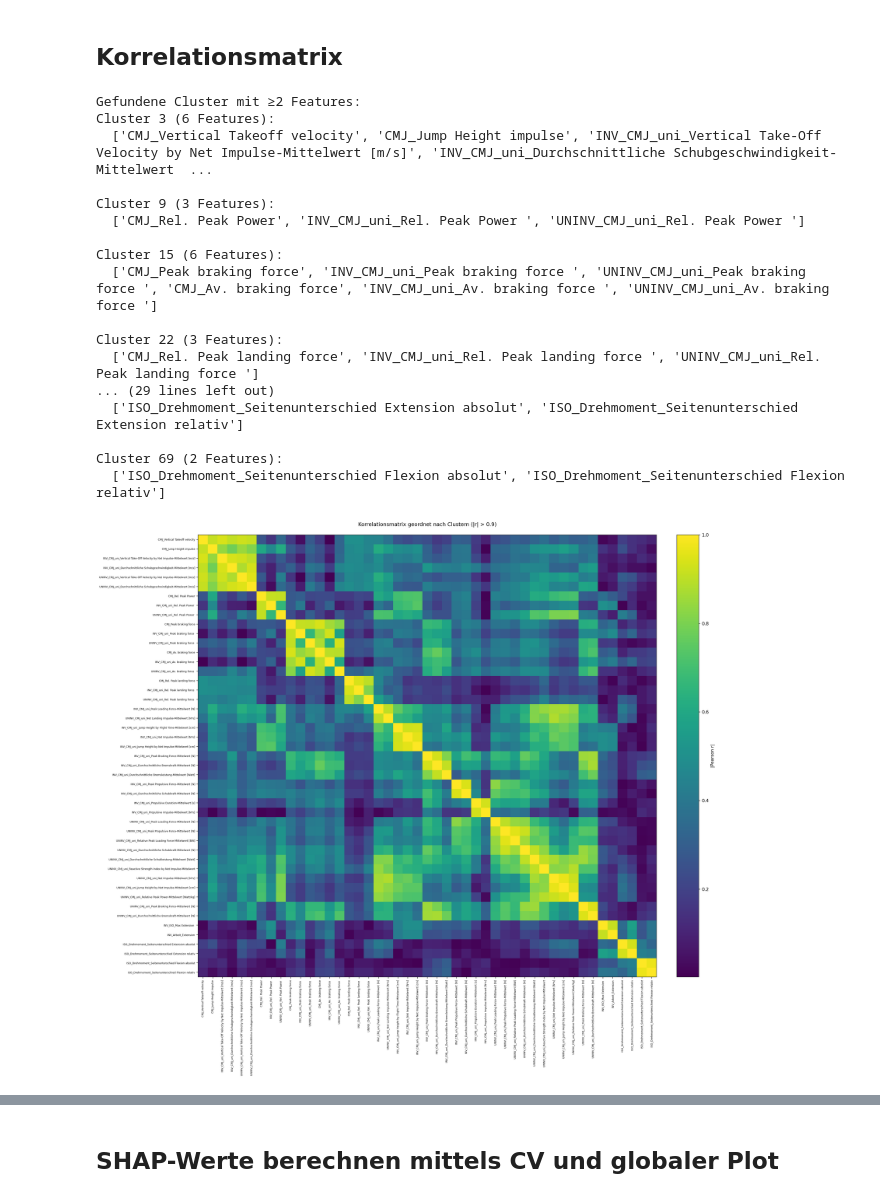
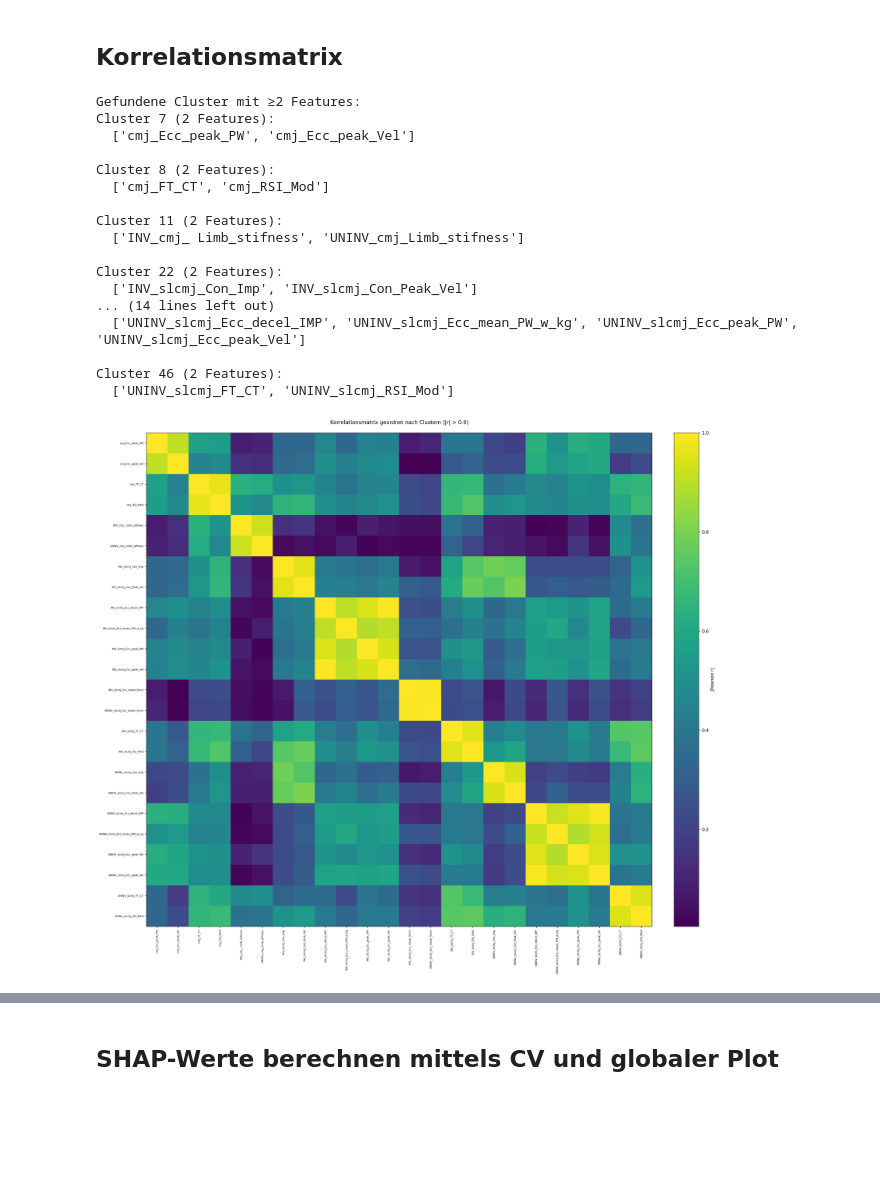
Before and after one commit to michi1308/neuronales_netz_motum, a Jupyter notebook: code/feature_selektion_log_reg_maestroni.ipynb, the cells around one changed output, grey strips where cells are left out. Saved outputs shown, nothing was run; the diff lists cells and outputs as text; code cells hidden in the pictures; blank space fills up the shorter version.

```diff
--- a/code/feature_selektion_log_reg_maestroni.ipynb
+++ b/code/feature_selektion_log_reg_maestroni.ipynb
@@ -9,7 +250,7 @@ from IPython.display import HTML, display
 
 # ─── 1) Pfad zur Datei ────────────────────────────────────────────────────────────
 # Passe den Pfad an, falls nötig:
-data_path = r"K:\Team\Böhmer_Michael\PAPER\Neuer_Ansatz\Alle_Features_Tabellen\Basistabelle_ML_vkb_male.xlsx"
+data_path = r"K:\Team\Böhmer_Michael\PAPER\Neuer_Ansatz\Feature_Selektion_Maestroni_Daten\Basistabelle_ML_Maestroni_final.xlsx"
 
 # ─── 2) Daten einlesen ────────────────────────────────────────────────────────────
 df = pd.read_excel(data_path)
@@ -56,43 +297,43 @@ for idx, feat_list in clusters.items():
     print(f"  {feat_list}\n")
 
 # ─── 8) Heatmap plotten (groß und hochauflösend) ──────────────────────────────────
 order = [f for cl in clusters.values() for f in cl]
 ordered_corr = corr.loc[order, order]
 
 fig, ax = plt.subplots(figsize=(20, 18), dpi=150)
 im = ax.imshow(ordered_corr.values, aspect='auto')
 ax.set_xticks(range(len(order)))
 ax.set_yticks(range(len(order)))
 ax.set_xticklabels(order, rotation=90, fontsize=6)
 ax.set_yticklabels(order, fontsize=6)
 plt.title("Korrelationsmatrix geordnet nach Clustern (|r| > 0.9)", pad=20)
 plt.colorbar(im, ax=ax, fraction=0.046, pad=0.04, label="|Pearson r|")
 plt.tight_layout()
 plt.show()
 
 # ─── 9) Scrollbare HTML-Tabelle ───────────────────────────────────────────────────
 html = (
     '<div style="height:700px; overflow:auto; border:1px solid #ccc;">'
     + ordered_corr.to_html()
     + '</div>'
 )
 display(HTML(html))
 # %% [output]
 Gefundene Cluster mit ≥2 Features:
-Cluster 3 (6 Features):
-  ['CMJ_Vertical Takeoff velocity', 'CMJ_Jump Height impulse', 'INV_CMJ_uni_Vertical Take-Off Velocity by Net Impulse-Mittelwert [m/s]', 'INV_CMJ_uni_Durchschnittliche Schubgeschwindigkeit-Mittelwert  ...
+Cluster 7 (2 Features):
+  ['cmj_Ecc_peak_PW', 'cmj_Ecc_peak_Vel']
 
-Cluster 9 (3 Features):
-  ['CMJ_Rel. Peak Power', 'INV_CMJ_uni_Rel. Peak Power ', 'UNINV_CMJ_uni_Rel. Peak Power ']
+Cluster 8 (2 Features):
+  ['cmj_FT_CT', 'cmj_RSI_Mod']
 
-Cluster 15 (6 Features):
-  ['CMJ_Peak braking force', 'INV_CMJ_uni_Peak braking force ', 'UNINV_CMJ_uni_Peak braking force ', 'CMJ_Av. braking force', 'INV_CMJ_uni_Av. braking force ', 'UNINV_CMJ_uni_Av. braking force ']
+Cluster 11 (2 Features):
+  ['INV_cmj_ Limb_stifness', 'UNINV_cmj_Limb_stifness']
 
-Cluster 22 (3 Features):
-  ['CMJ_Rel. Peak landing force', 'INV_CMJ_uni_Rel. Peak landing force ', 'UNINV_CMJ_uni_Rel. Peak landing force ']
-... (29 lines left out)
-  ['ISO_Drehmoment_Seitenunterschied Extension absolut', 'ISO_Drehmoment_Seitenunterschied Extension relativ']
+Cluster 22 (2 Features):
+  ['INV_slcmj_Con_Imp', 'INV_slcmj_Con_Peak_Vel']
+... (14 lines left out)
+  ['UNINV_slcmj_Ecc_decel_IMP', 'UNINV_slcmj_Ecc_mean_PW_w_kg', 'UNINV_slcmj_Ecc_peak_PW', 'UNINV_slcmj_Ecc_peak_Vel']
 
-Cluster 69 (2 Features):
-  ['ISO_Drehmoment_Seitenunterschied Flexion absolut', 'ISO_Drehmoment_Seitenunterschied Flexion relativ']
+Cluster 46 (2 Features):
+  ['UNINV_slcmj_FT_CT', 'UNINV_slcmj_RSI_Mod']
-[figure, old version]
+[figure, new version]
```
Also changed, not shown: parts of 17 cells of this notebook, 3 other files.
